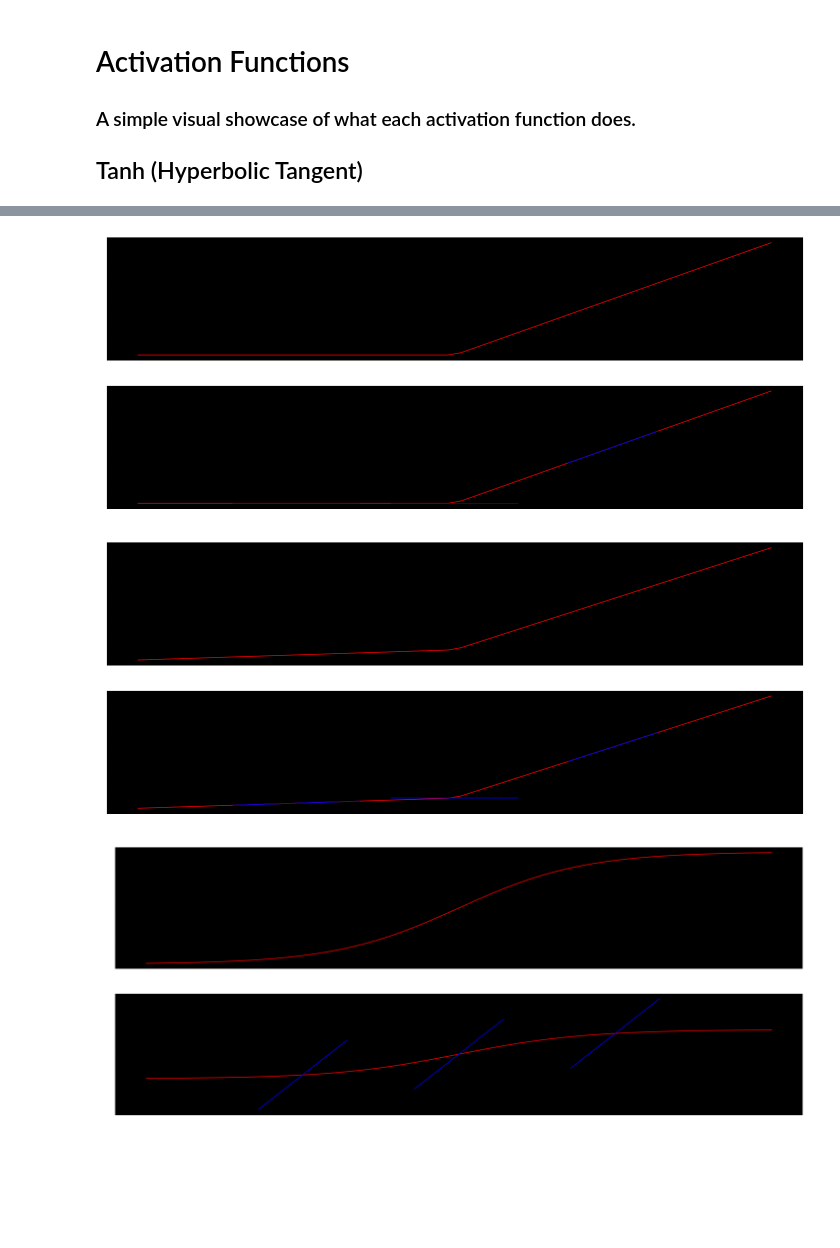
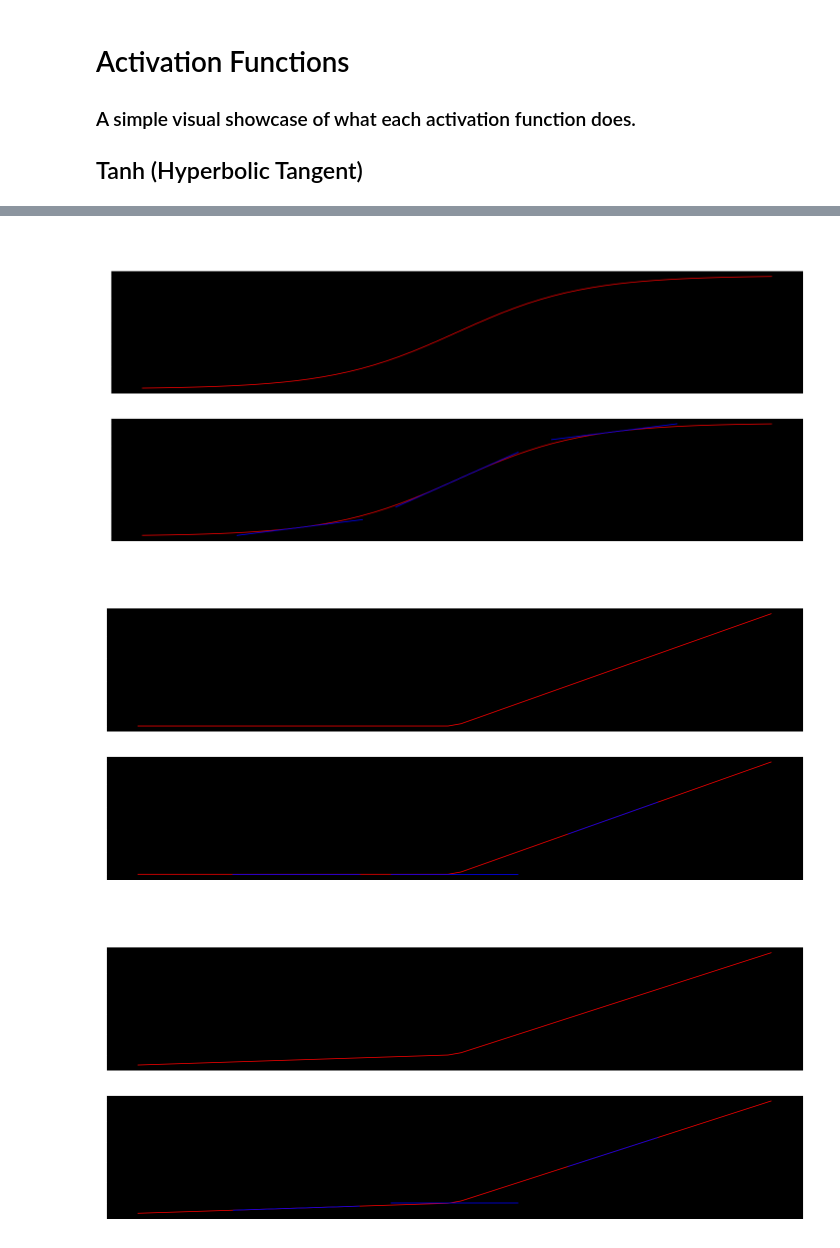
Before and after one commit to AlecMorgan/Deep-Learning-Library, a Jupyter notebook: activations.ipynb, the cells around one changed output, grey strips where cells are left out. Saved outputs shown, nothing was run; the diff lists cells and outputs as text; code cells hidden in the pictures; blank space fills up the shorter version.

```diff
--- a/activations.ipynb
+++ b/activations.ipynb
@@ -81,18 +81,18 @@ plot_activation_function(tanh, tanh_prime,
+# %%
+plot_activation_function(sigmoid, sigmoid_prime, "Sigmoid",
+                         plot_scale=plot_scale,
+                         tangent_points=tangent_points)
+# %% [output]
+[figure, added]
 # %%
-plot_activation_function(relu, relu_prime,
+plot_activation_function(relu, relu_prime, "ReLU",
                          plot_scale=plot_scale,
                          tangent_points=tangent_points)
 # %% [output]
-[figure, old version]
+[figure, new version]
 # %%
-plot_activation_function(leaky_relu, leaky_relu_prime,
+plot_activation_function(leaky_relu, leaky_relu_prime, "Leaky ReLU",
                          plot_scale=plot_scale,
                          tangent_points=tangent_points)
 # %% [output]
-[figure, old version]
+[figure, new version]
-# %%
-plot_activation_function(sigmoid, sigmoid_prime,
-                         plot_scale=plot_scale,
-                         tangent_points=tangent_points)
-# %% [output]
-[figure, removed]
```
Also changed, not shown: parts of 3 cells of this notebook, 1 other file.
